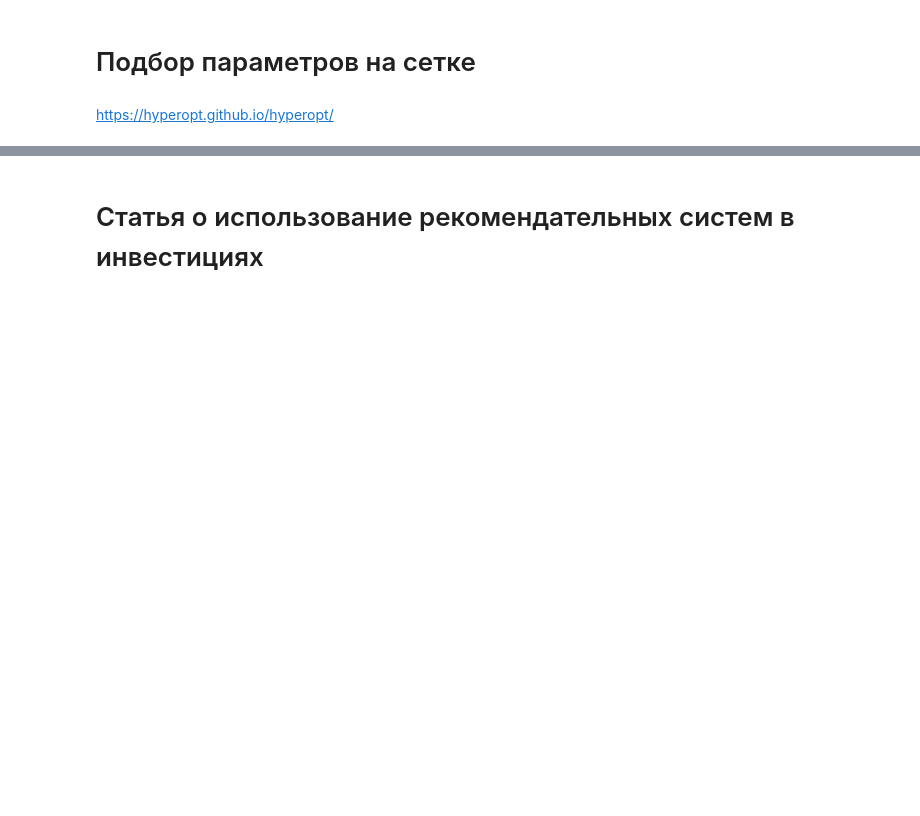
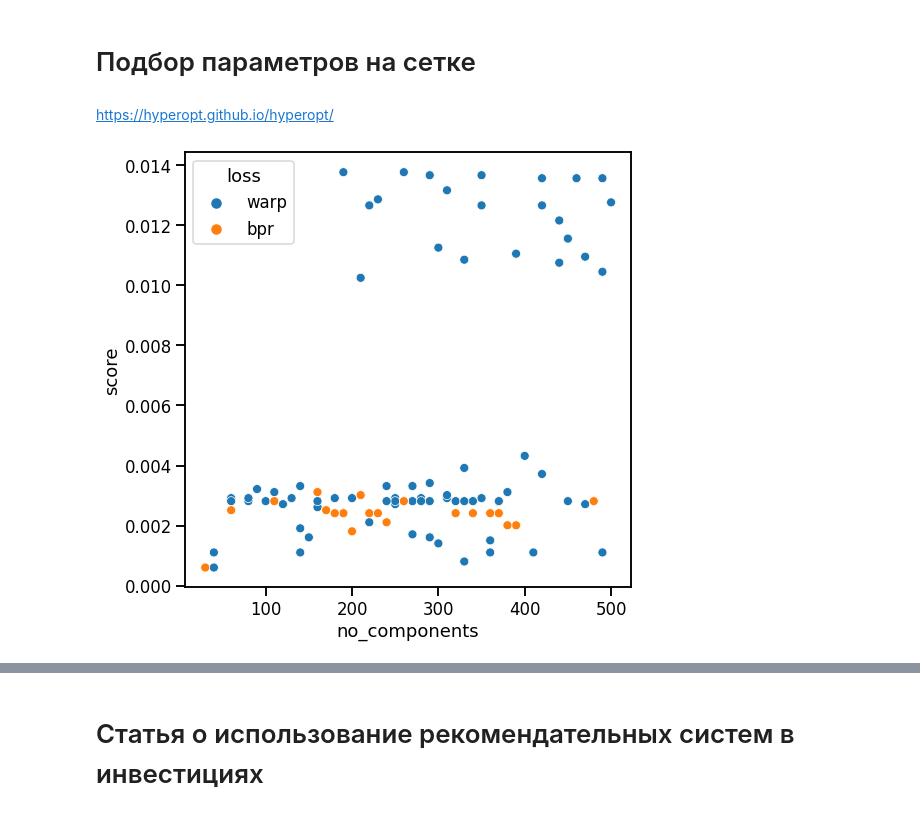
Before and after one commit to mr-Brain1201/Rec_sys_GB, a Jupyter notebook: webinar_5.ipynb, the cells around one changed output, grey strips where cells are left out. Saved outputs shown, nothing was run; the diff lists cells and outputs as text; code cells hidden in the pictures; blank space fills up the shorter version.

```diff
--- a/webinar_5.ipynb
+++ b/webinar_5.ipynb
@@ -355,3 +485,10 @@ space = hp.choice('a',
 # %%
-from hyperopt import fmin, tpe
-best = fmin(objective, space, algo=tpe.suggest, max_evals=100)
+trials = Trials()
+best = fmin(fn=partial(objective, model=model,
+                       data_train_filtered=data_train_filtered,
+                      data_test=data_test),
+            space=search_space,
+            algo=tpe.suggest,
+            max_evals=100,
+            trials=trials,
+            show_progressbar=True)
@@ -366,0 +495,30 @@ print(best)
+# %%
+import seaborn as sns
+
+def df_results(hp_results):
+    """
+    Отображаем результаты hyperopt в формате DataFrame
+
+    :hp_results: результаты hyperop
+    :return: pandas DataFrame
+    """
+
+    results = pd.DataFrame([{**x} for x in  trials.results])
+    results.rename(columns={'loss': 'score'}, inplace=True)
+    results = results.join(pd.DataFrame([{**x['params']} for x in  trials.results]))
+    results['score'] = results['score'].apply(lambda x: -x)
+    results
+    results.drop(labels=['status', 'params'], axis=1, inplace=True)
+    results.sort_values(by=['loss'], ascending=False, inplace=True)
+    return results
+
+results = df_results(trials.results)
+sns.set_context("talk")
+plt.figure(figsize=(8, 8))
+ax = sns.scatterplot(x='no_components', y='score', hue='loss',
+                                                   data=results);
+# ax.set_xscale('log')
+# ax.set_xlim(1e-4, 2e2)
+# ax.grid()
+# %% [output]
+[figure, added]
```
Also changed, not shown: parts of 44 cells of this notebook.
